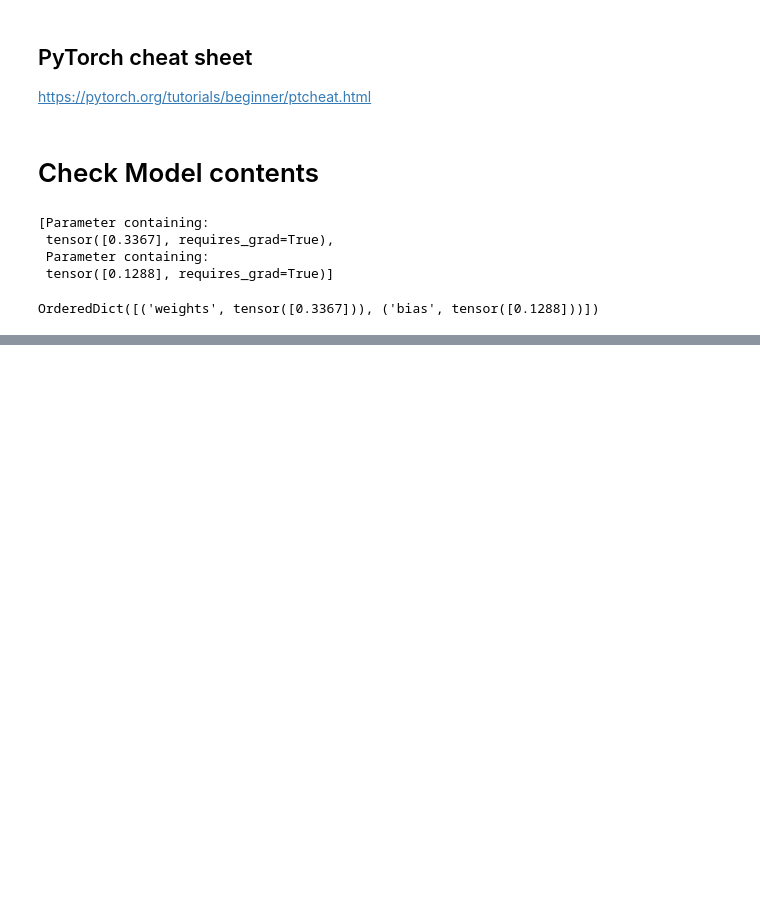
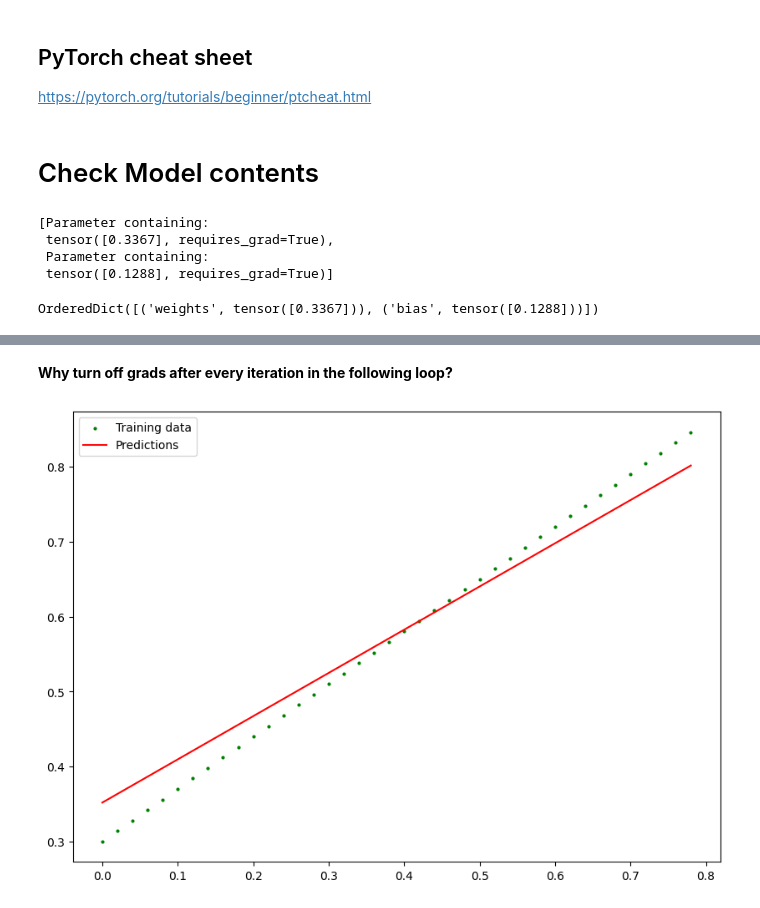
Before and after one commit to MuhammadSafeer786/My-PyTorch-Journey, a Jupyter notebook: Chapter_02_PyTorch_Workflow.ipynb, the cells around one changed output, grey strips where cells are left out. Drawn from its saved outputs; the diff is of its cells as text; code cells hidden in the pictures; blank space fills up the shorter version.

```diff
--- a/Chapter_02_PyTorch_Workflow.ipynb
+++ b/Chapter_02_PyTorch_Workflow.ipynb
@@ -118,0 +152,51 @@ OrderedDict([('weights', tensor([0.3367])), ('bias', tensor([0.1288]))])
+# %%
+from IPython.display import clear_output
+
+def plot_predictions_dynamic(train_data, train_labels, predictions=None):
+
+    clear_output(wait=True)  # Clear previous output
+    plt.figure(figsize=(10, 7))
+
+    # Plot training data in green
+    plt.scatter(train_data, train_labels, c="g", s=4, label="Training data")
+
+    if predictions is not None:
+        # Plot predictions in red
+        plt.plot(train_data, predictions, c="r", label="Predictions")
+
+    # Show legend
+    plt.legend(prop={"size": 10})
+    plt.show()
+# %% [markdown]
+**Why turn off grads after every iteration in the following loop?**
+# %%
+epochs = 100
+
+for epoch in range(epochs):
+    model.train()  # Enable training mode (enables gradient tracking)
+
+    # Forward pass
+    y_preds = model(X_train)
+
+    # Plot predictions dynamically
+    plot_predictions_dynamic(
+        train_data=X_train.numpy(),
+        train_labels=y_train.numpy(),
+        predictions=y_preds.detach().numpy()
+    )
+
+    # Calculate loss
+    loss = loss_func(y_preds, y_train)
+
+    # Zero gradients
+    optimizer.zero_grad()
+
+    # Backpropagation
+    loss.backward()
+
+    # Update parameters
+    optimizer.step()
+
+    model.eval() # optional
+# %% [output]
+[figure, added]
```
Also changed, not shown: parts of 13 cells of this notebook.
